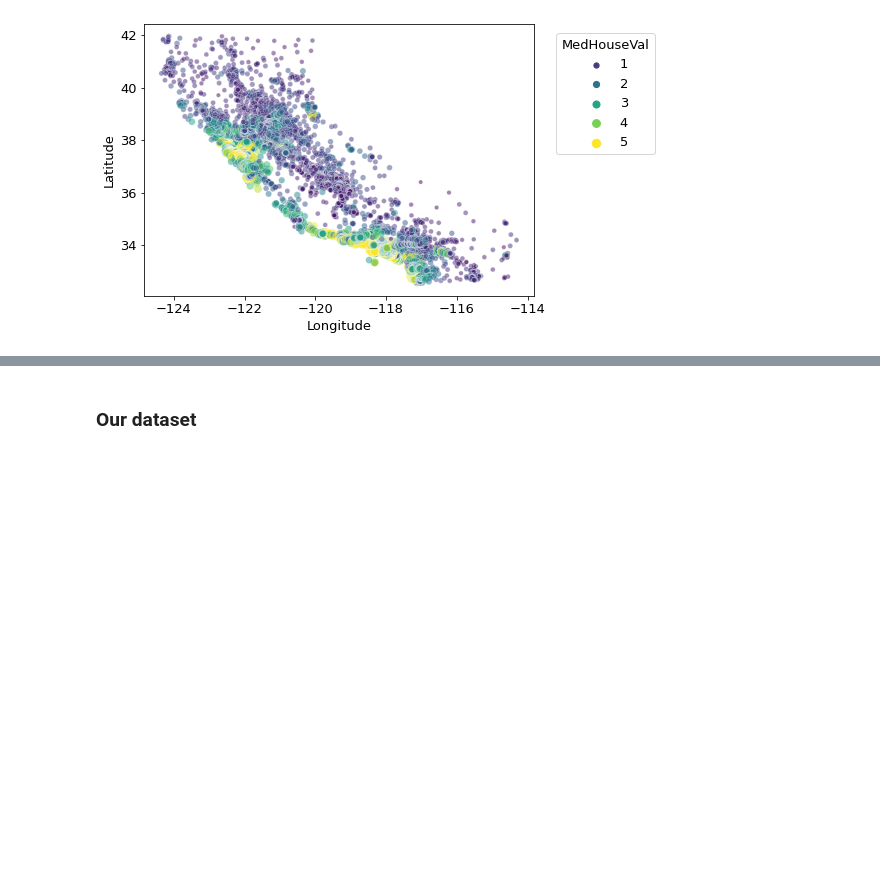
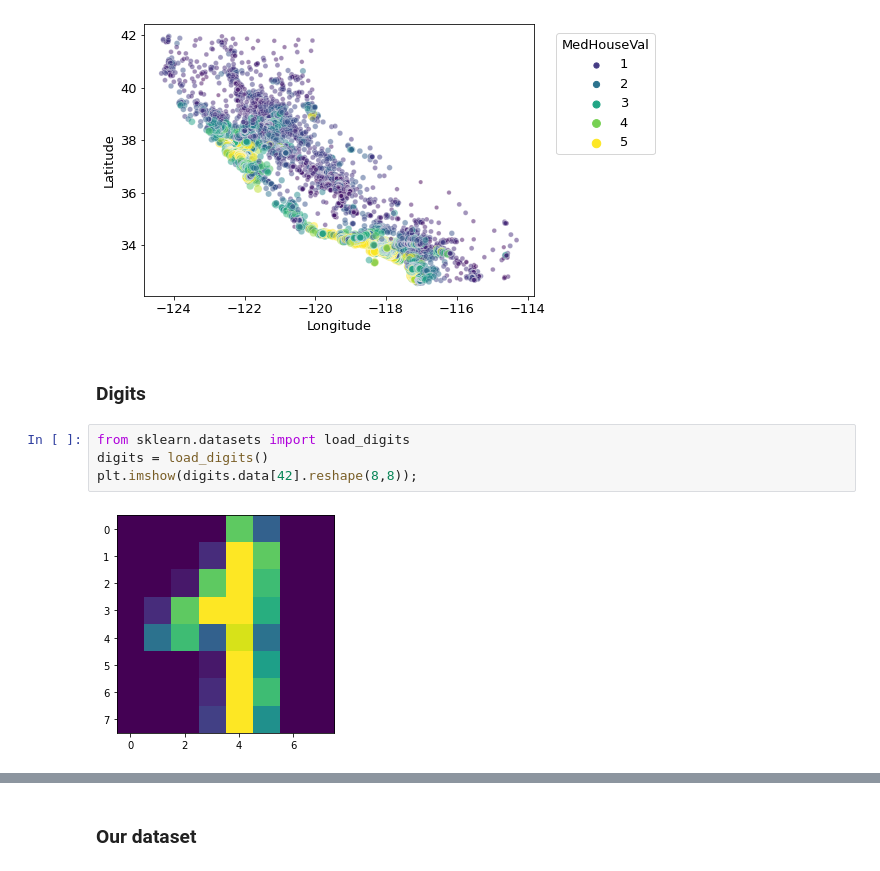
Before and after one commit to tomasplsek/AstroML, a Jupyter notebook: 03_sklearn2.ipynb, the cells around one changed output, grey strips where cells are left out. Drawn from its saved outputs; the diff is of its cells as text; blank space fills up the shorter version.

```diff
--- a/03_sklearn2.ipynb
+++ b/03_sklearn2.ipynb
@@ -221,3 +242,11 @@ sns.scatterplot(data=X, x="Longitude", y="Latitude",
 plt.legend(title="MedHouseVal", bbox_to_anchor=(1.04, 0.99), loc="upper left");
 # %% [output]
 [figure]
+# %% [markdown]
+### **Digits**
+# %%
+from sklearn.datasets import load_digits
+digits = load_digits()
+plt.imshow(digits.data[42].reshape(8,8));
+# %% [output]
+[figure, added]
```
Also changed, not shown: parts of 13 cells of this notebook.
